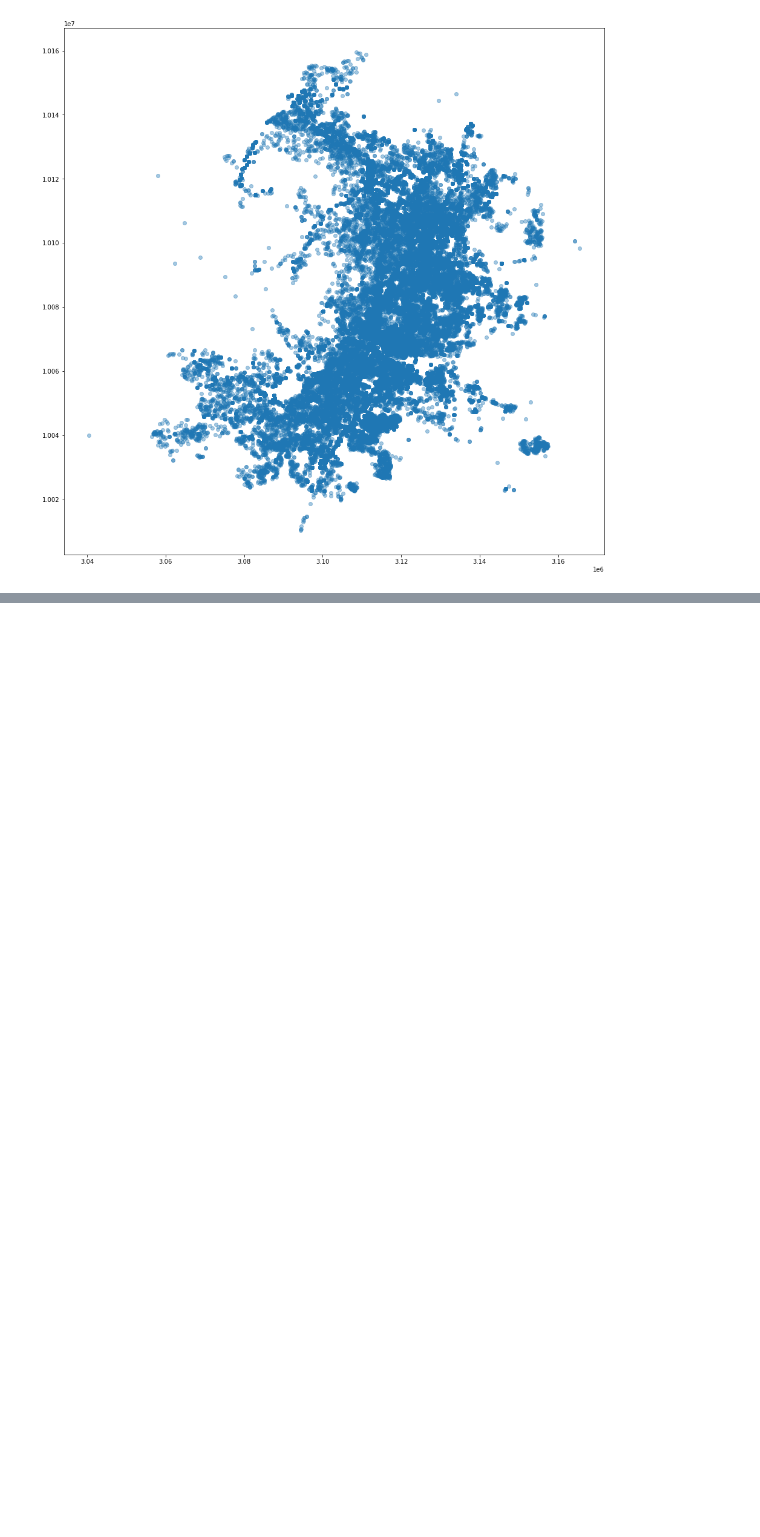
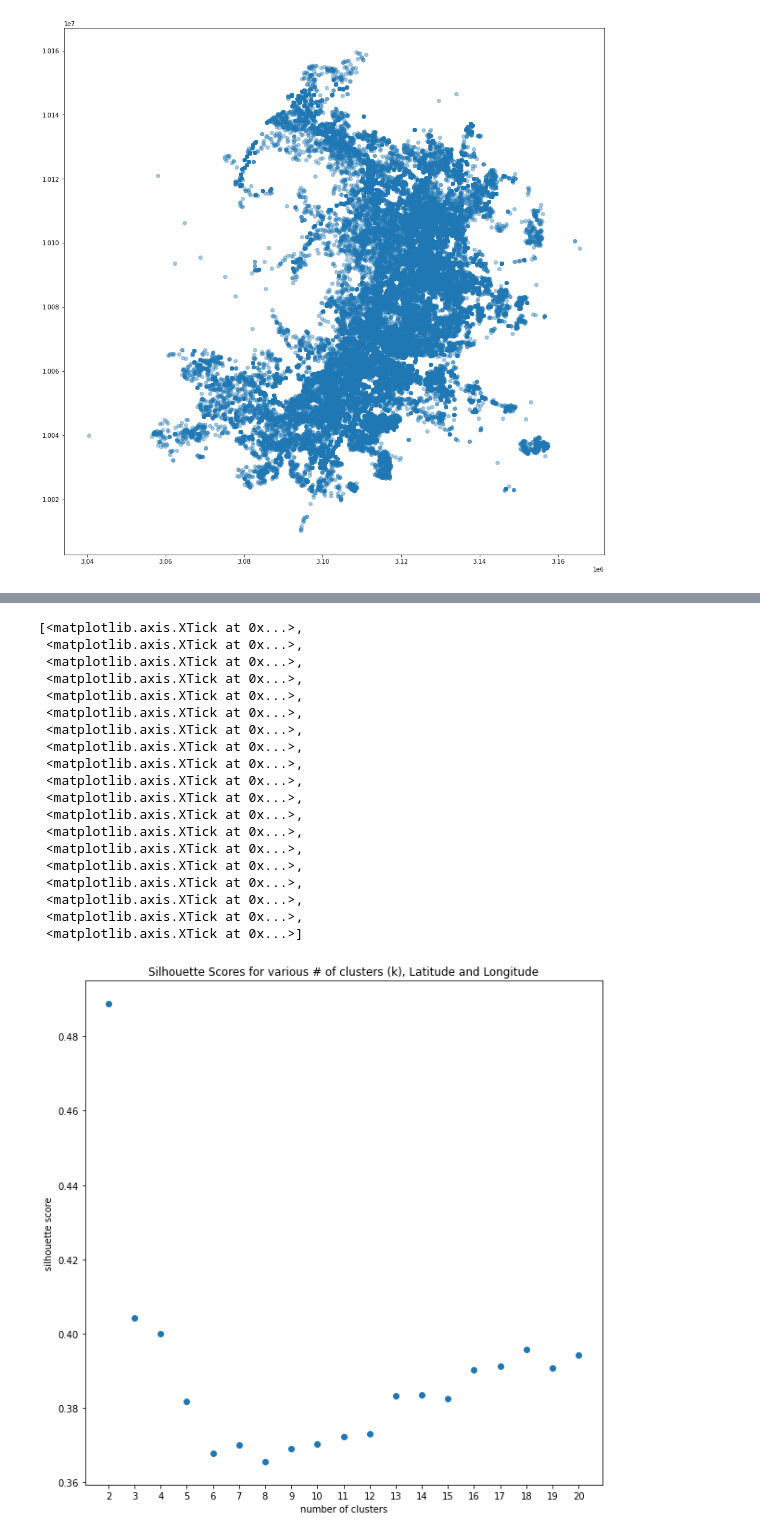
Before and after one commit to qnchenry-q/Crime_Instance_Analysis, a Jupyter notebook: EDA.ipynb, the cells around one changed output, grey strips where cells are left out. Cells and saved outputs as stored; diff of their text form; code cells hidden in the pictures; blank space fills up the shorter version.

```diff
--- a/EDA.ipynb
+++ b/EDA.ipynb
@@ -354,0 +415,11 @@ Text(0.5, 1.0, 'Silhouette Scores for various # of clusters (k), X/Y coordinates
+# %%
+#silhouette playground
+sil = []
+mink = 30
+maxk = 32
+
+for k in range(mink, maxk + 1):
+    kmeans = KMeans(n_clusters = k).fit(x_y_df)
+    labels = kmeans.labels_
+    sil.append(silhouette_score(x_y_df, labels, metric = 'euclidean'))
+sil
@@ -354,0 +430,10 @@ Text(0.5, 1.0, 'Silhouette Scores for various # of clusters (k), X/Y coordinates
+# %%
+# Find highest silhouette score in range 2 - 9, Latitude/Longitude
+sil_m_ll = []
+maxk = 20
+
+for k in range(2, maxk + 1):
+    kmeans = KMeans(n_clusters = k).fit(long_lat_df.copy().drop('geometry', axis = 1))
+    labels = kmeans.labels_
+    sil_m_ll.append(silhouette_score(long_lat_df.copy().drop('geometry', axis = 1), labels, metric = 'manhattan'))
+sil_m_ll
@@ -354,0 +460,29 @@ Text(0.5, 1.0, 'Silhouette Scores for various # of clusters (k), X/Y coordinates
+# %%
+x = range(2,21)
+fig, ax = plt.subplots(figsize = (10,10))
+ax.scatter(x, sil_m_ll)
+ax.set_xlabel('number of clusters')
+ax.set_ylabel('silhouette score')
+ax.set_title('Silhouette Scores for various # of clusters (k), Latitude and Longitude')
+ax.set_xticks([p for p in list(x)])
+# %% [output]
+[<matplotlib.axis.XTick at 0x...>,
+ <matplotlib.axis.XTick at 0x...>,
+ <matplotlib.axis.XTick at 0x...>,
+ <matplotlib.axis.XTick at 0x...>,
+ <matplotlib.axis.XTick at 0x...>,
+ <matplotlib.axis.XTick at 0x...>,
+ <matplotlib.axis.XTick at 0x...>,
+ <matplotlib.axis.XTick at 0x...>,
+ <matplotlib.axis.XTick at 0x...>,
+ <matplotlib.axis.XTick at 0x...>,
+ <matplotlib.axis.XTick at 0x...>,
+ <matplotlib.axis.XTick at 0x...>,
+ <matplotlib.axis.XTick at 0x...>,
+ <matplotlib.axis.XTick at 0x...>,
+ <matplotlib.axis.XTick at 0x...>,
+ <matplotlib.axis.XTick at 0x...>,
+ <matplotlib.axis.XTick at 0x...>,
+ <matplotlib.axis.XTick at 0x...>,
+ <matplotlib.axis.XTick at 0x...>]
+[figure, added]
```
Also changed, not shown: parts of 15 cells of this notebook.
